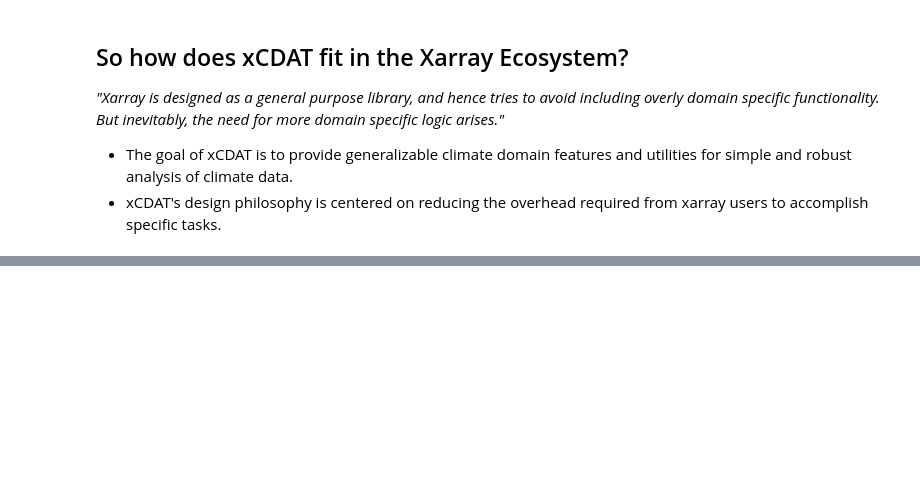
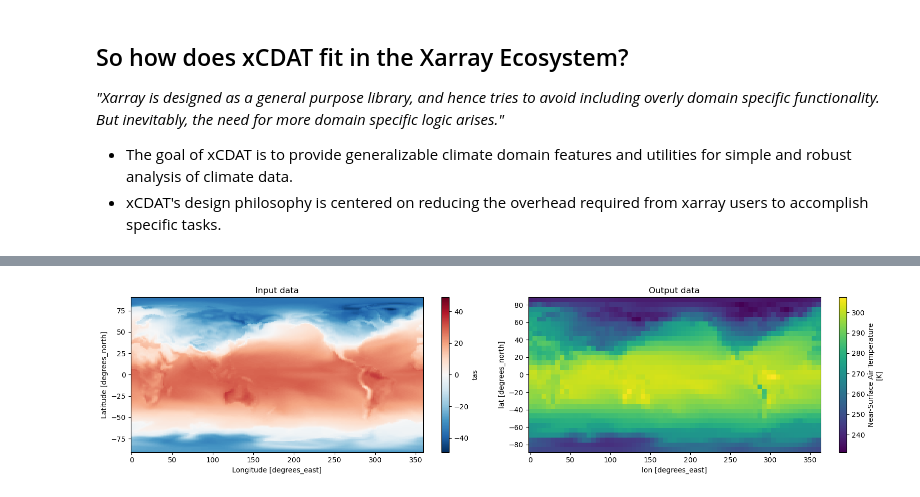
Before and after one commit to xCDAT/xcdat, a Jupyter notebook: docs/examples/introduction-to-xcdat.ipynb, the cells around one changed output, grey strips where cells are left out. Saved outputs shown, nothing was run; the diff lists cells and outputs as text; code cells hidden in the pictures; blank space fills up the shorter version.

```diff
--- a/docs/examples/introduction-to-xcdat.ipynb
+++ b/docs/examples/introduction-to-xcdat.ipynb
@@ -193,0 +349,15 @@ _"Xarray is designed as a general purpose library, and hence tries to avoid incl
+# %%
+# xesmf supports "bilinear", "conservative", "nearest_s2d", "nearest_d2s", and "patch"
+output = ds.regridder.horizontal('tas', output_grid, tool='xesmf', method='bilinear')
+# %%
+fig, axes = plt.subplots(ncols=2, figsize=(16, 4))
+
+ds.tas.isel(time=0).plot(ax=axes[0])
+axes[0].set_title('Input data')
+
+output.tas.isel(time=0).plot(ax=axes[1])
+axes[1].set_title('Output data')
+
+plt.tight_layout()
+# %% [output]
+[figure, added]
```
Also changed, not shown: parts of 38 cells of this notebook.
